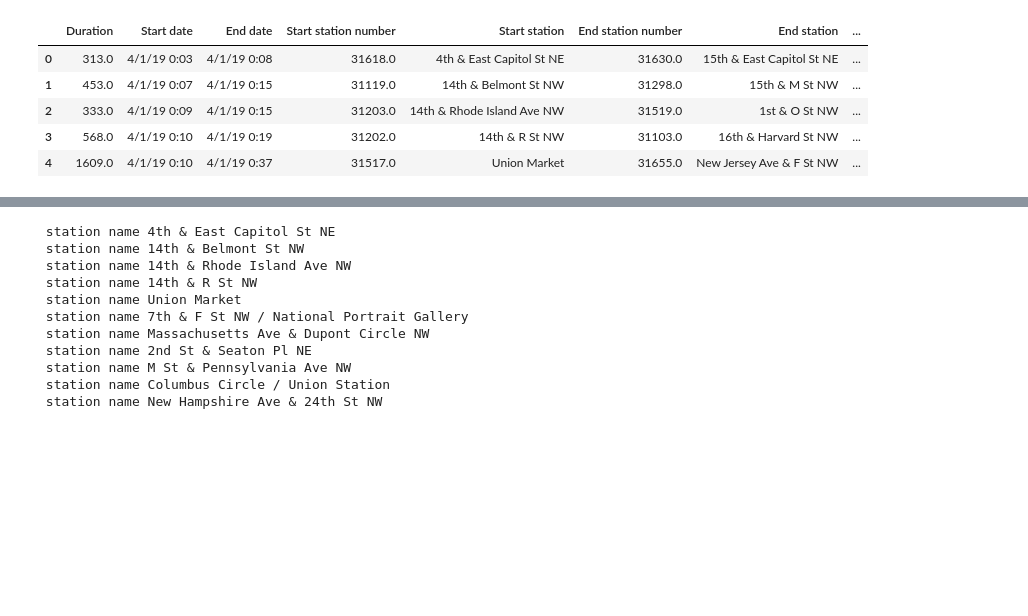
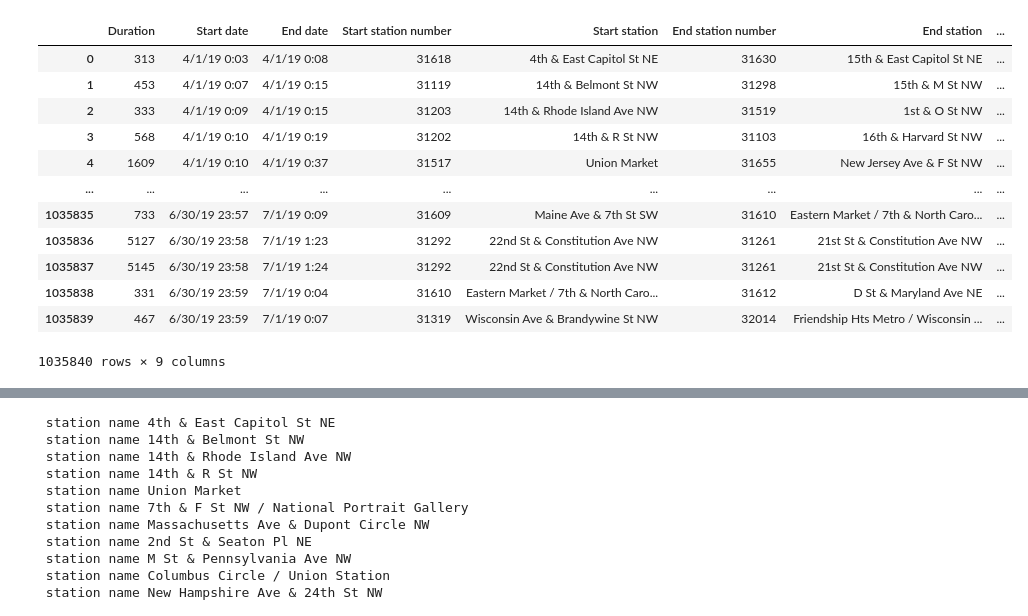
Before and after one commit to gportes24/German-s-Group-Project, a Jupyter notebook: Resources/Project_EDA.ipynb, the cells around one changed output, grey strips where cells are left out. Saved outputs shown, nothing was run; the diff lists cells and outputs as text; code cells hidden in the pictures; blank space fills up the shorter version.

```diff
--- a/Resources/Project_EDA.ipynb
+++ b/Resources/Project_EDA.ipynb
@@ -17,16 +17,23 @@ gkey
 # %%
-Bike_2019 = pd.read_csv("/Users/germanportes/Documents/GW_Bootcamp/HW/Project/Project_1/Q2_2019_df.csv")
+Bike_2019 = pd.read_csv("/Users/germanportes/Documents/GW_Bootcamp/HW/Project/Project_1/Q2_2019.csv")
 Bike_2020 = pd.read_csv("q2_2020_df.csv")
 #test = pd.read_csv("201904-capitalbikeshare-tripdata.csv")
 #bike06 =pd.read_csv("202006-capitalbikeshare-tripdata 2.csv")
 #test.head()
 #test.info()
 #print(Bike_2020.head())
-Bike_2019.head()
+Bike_2019
 # %% [output]
 |  | Duration | Start date | End date | Start station number | Start station | End station number | End station | ... |
-| 0 | 313.0 | 4/1/19 0:03 | 4/1/19 0:08 | 31618.0 | 4th & East Capitol St NE | 31630.0 | 15th & East Capitol St NE | ... |
-| 1 | 453.0 | 4/1/19 0:07 | 4/1/19 0:15 | 31119.0 | 14th & Belmont St NW | 31298.0 | 15th & M St NW | ... |
-| 2 | 333.0 | 4/1/19 0:09 | 4/1/19 0:15 | 31203.0 | 14th & Rhode Island Ave NW | 31519.0 | 1st & O St NW | ... |
-| 3 | 568.0 | 4/1/19 0:10 | 4/1/19 0:19 | 31202.0 | 14th & R St NW | 31103.0 | 16th & Harvard St NW | ... |
-| 4 | 1609.0 | 4/1/19 0:10 | 4/1/19 0:37 | 31517.0 | Union Market | 31655.0 | New Jersey Ave & F St NW | ... |
+| 0 | 313 | 4/1/19 0:03 | 4/1/19 0:08 | 31618 | 4th & East Capitol St NE | 31630 | 15th & East Capitol St NE | ... |
+| 1 | 453 | 4/1/19 0:07 | 4/1/19 0:15 | 31119 | 14th & Belmont St NW | 31298 | 15th & M St NW | ... |
+| 2 | 333 | 4/1/19 0:09 | 4/1/19 0:15 | 31203 | 14th & Rhode Island Ave NW | 31519 | 1st & O St NW | ... |
+| 3 | 568 | 4/1/19 0:10 | 4/1/19 0:19 | 31202 | 14th & R St NW | 31103 | 16th & Harvard St NW | ... |
+| 4 | 1609 | 4/1/19 0:10 | 4/1/19 0:37 | 31517 | Union Market | 31655 | New Jersey Ave & F St NW | ... |
+| ... | ... | ... | ... | ... | ... | ... | ... | ... |
+| 1035835 | 733 | 6/30/19 23:57 | 7/1/19 0:09 | 31609 | Maine Ave & 7th St SW | 31610 | Eastern Market / 7th & North Caro... | ... |
+| 1035836 | 5127 | 6/30/19 23:58 | 7/1/19 1:23 | 31292 | 22nd St & Constitution Ave NW | 31261 | 21st St & Constitution Ave NW | ... |
+| 1035837 | 5145 | 6/30/19 23:58 | 7/1/19 1:24 | 31292 | 22nd St & Constitution Ave NW | 31261 | 21st St & Constitution Ave NW | ... |
+| 1035838 | 331 | 6/30/19 23:59 | 7/1/19 0:04 | 31610 | Eastern Market / 7th & North Caro... | 31612 | D St & Maryland Ave NE | ... |
+| 1035839 | 467 | 6/30/19 23:59 | 7/1/19 0:07 | 31319 | Wisconsin Ave & Brandywine St NW | 32014 | Friendship Hts Metro / Wisconsin ... | ... |
+1035840 rows × 9 columns
```
Also changed, not shown: parts of 19 cells of this notebook, 2 other files.
